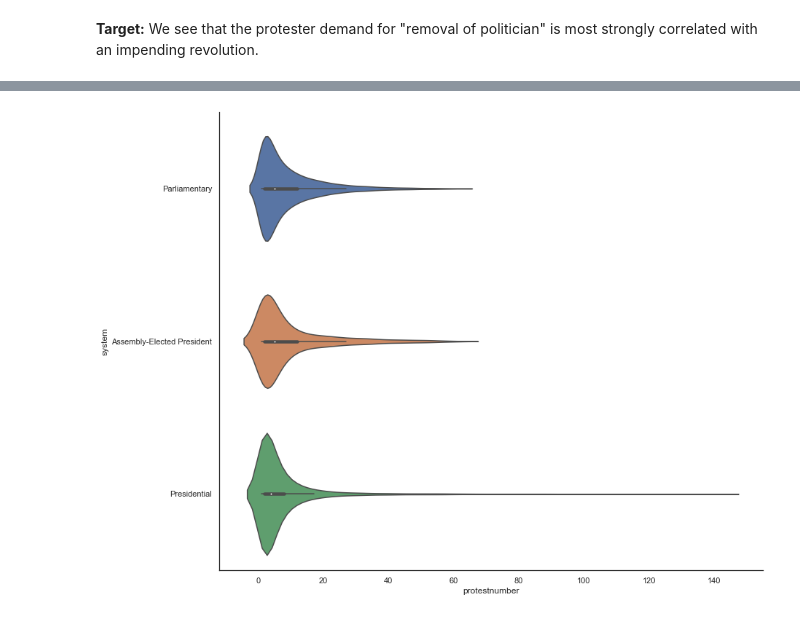
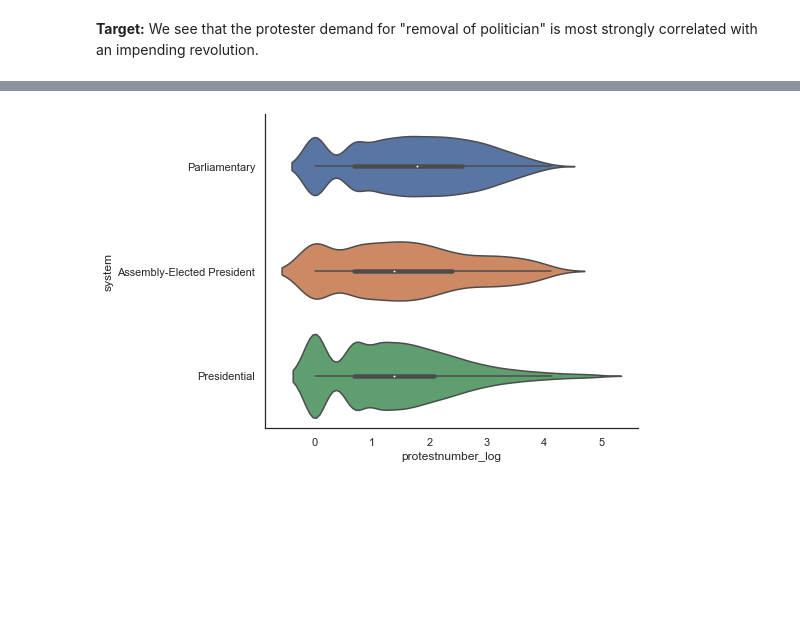
Before and after one commit to sethnlewis/Predicting-Political-Revolutions, a Jupyter notebook: notebooks/EDA.ipynb, the cells around one changed output, grey strips where cells are left out. Drawn from its saved outputs; the diff is of its cells as text; code cells hidden in the pictures; blank space fills up the shorter version.

```diff
--- a/notebooks/EDA.ipynb
+++ b/notebooks/EDA.ipynb
@@ -141,10 +129,10 @@ sns.catplot(y='military', x='protesterviolence',kind="violin",
 # %%
-fig = sns.catplot(x='protestnumber', y='system',kind="violin", data=df)
+fig = sns.catplot(x='protestnumber_log', y='system',kind="violin", data=df)
 
-fig.fig.set_figwidth(20)
-fig.fig.set_figheight(10)
+fig.fig.set_figwidth(10)
+fig.fig.set_figheight(5)
 # %% [output]
-[figure, old version]
+[figure, new version]
 # %%
 df.yrsoffc.mean()+3*df.yrsoffc.std()
 # %% [output]
```
Also changed, not shown: parts of 21 cells of this notebook, 11 other files.
